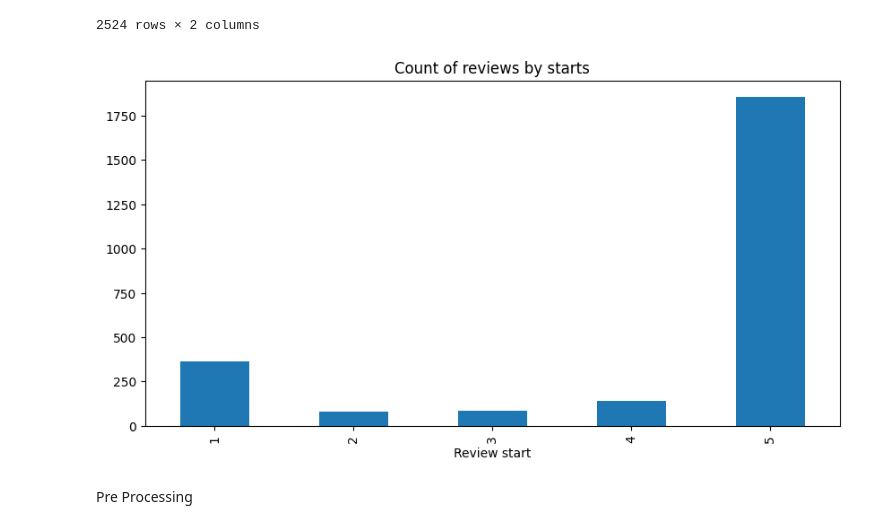
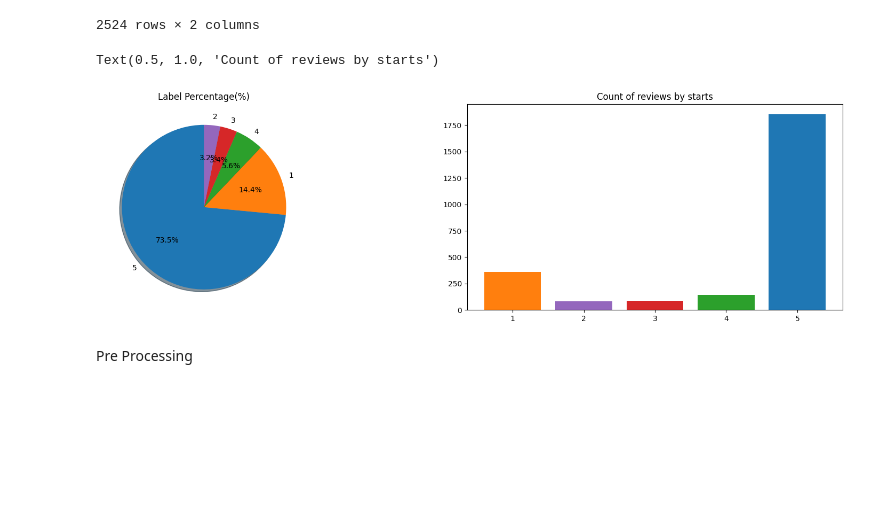
Before and after one commit to congvan1/sentiment_classification-, a Jupyter notebook: main copy.ipynb, the cells around one changed output. Drawn from its saved outputs; the diff is of its cells as text; code cells hidden in the pictures; blank space fills up the shorter version.

```diff
--- a/main copy.ipynb
+++ b/main copy.ipynb
@@ -22,14 +25,19 @@ data
 | 2522 | 5 | Rất tốt |
 | 2523 | 5 | Chất lượng sản phẩm tuyệt vời đón... |
 2524 rows × 2 columns
-# %%
-ax = data['sentiment'].value_counts().sort_index().plot(kind='bar',
-                                                        title='Count of reviews by starts',
-                                                        figsize=(10,5))
-ax.set_xlabel('Review start')
-plt.show()
-# %% [output]
-[figure, removed]
+# %%
+fig, axes = plt.subplots(1, 2, sharex=False, figsize=(20,5))
+
+labels = data['sentiment'].value_counts().keys()
+sizes = data['sentiment'].value_counts()
+
+axes[0].pie(sizes, labels=labels, autopct='%1.1f%%',shadow=True, startangle=90)
+axes[0].set_title('Label Percentage(%)')
+axes[1].bar(labels, sizes, color=sns.color_palette())
+axes[1].set_title('Count of reviews by starts')
+# %% [output]
+Text(0.5, 1.0, 'Count of reviews by starts')
+[figure, added]
 # %% [markdown]
 Pre Processing
 # %%
```
Also changed, not shown: parts of 18 cells of this notebook, 1 other file.
